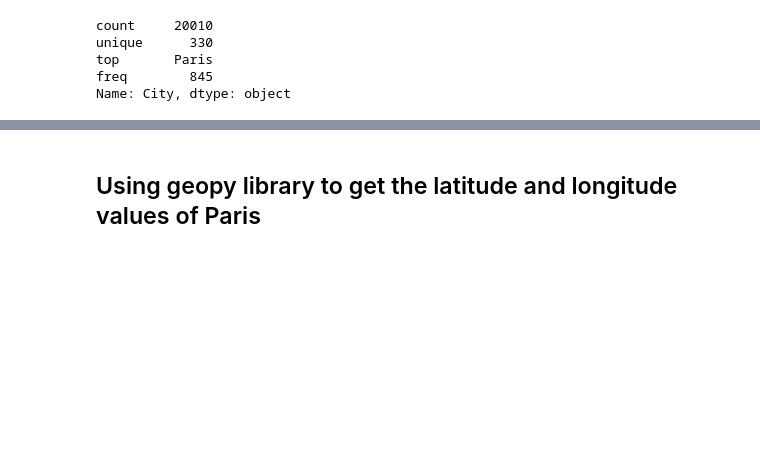
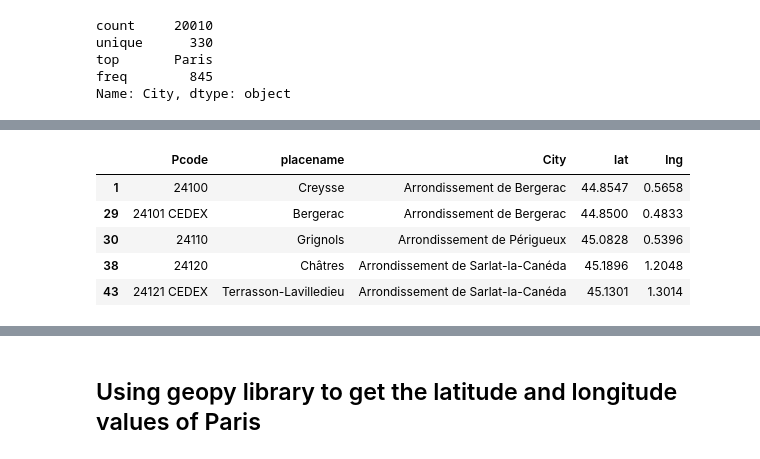
Before and after one commit to king36ix/DS_CAPTSONE_Coursera, a Jupyter notebook: DS_Capstone_France.ipynb, the cells around one changed output, grey strips where cells are left out. Saved outputs shown, nothing was run; the diff lists cells and outputs as text; code cells hidden in the pictures; blank space fills up the shorter version.

```diff
--- a/DS_Capstone_France.ipynb
+++ b/DS_Capstone_France.ipynb
@@ -84,0 +87,9 @@ frcity_df=fr_df.drop(columns=['County','State'])
+# %%
+frcity_df2.head()
+# %% [output]
+|  | Pcode | placename | City | lat | lng |
+| 1 | 24100 | Creysse | Arrondissement de Bergerac | 44.8547 | 0.5658 |
+| 29 | 24101 CEDEX | Bergerac | Arrondissement de Bergerac | 44.8500 | 0.4833 |
+| 30 | 24110 | Grignols | Arrondissement de Périgueux | 45.0828 | 0.5396 |
+| 38 | 24120 | Châtres | Arrondissement de Sarlat-la-Canéda | 45.1896 | 1.2048 |
+| 43 | 24121 CEDEX | Terrasson-Lavilledieu | Arrondissement de Sarlat-la-Canéda | 45.1301 | 1.3014 |
```
Also changed, not shown: parts of 18 cells of this notebook.
